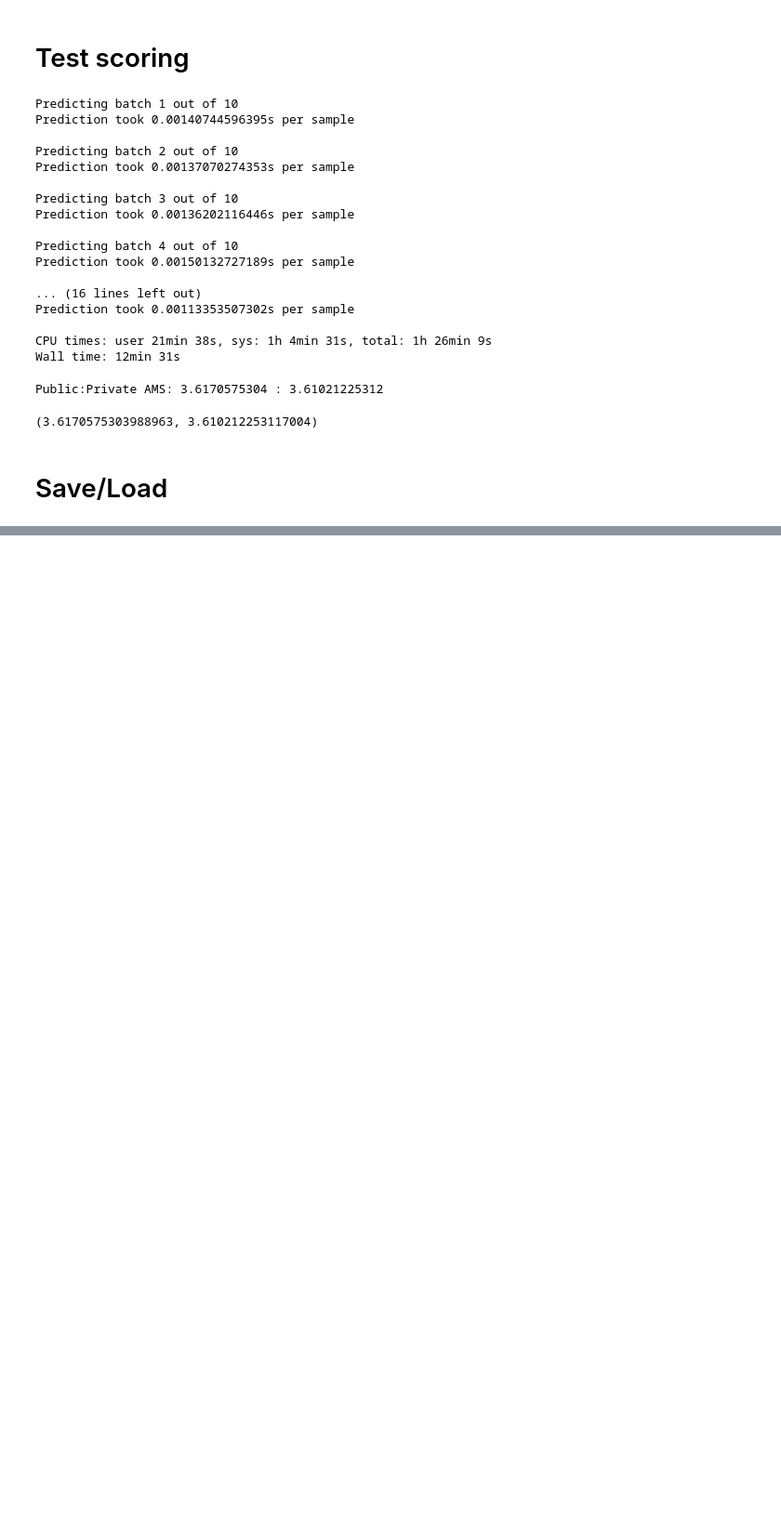
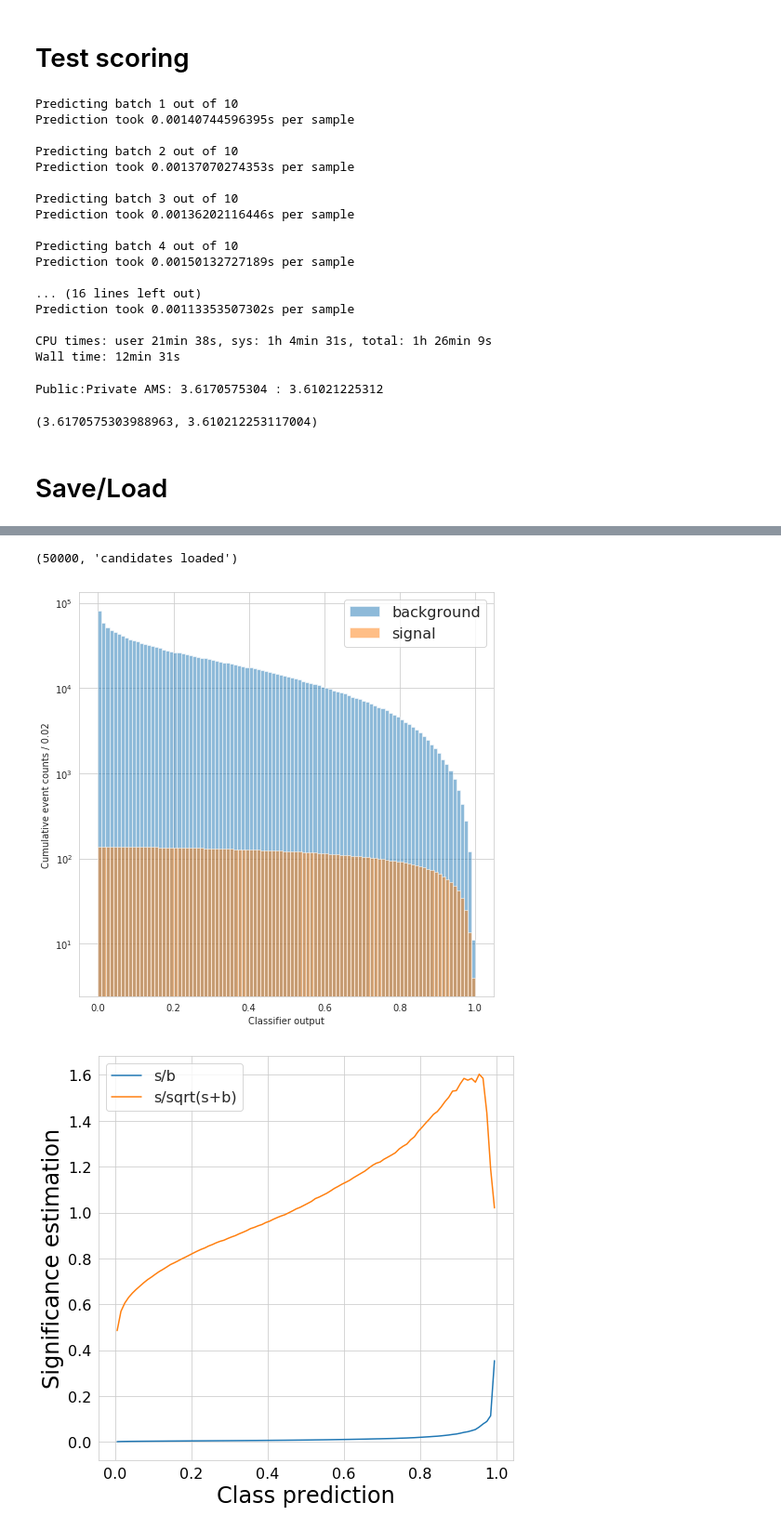
Before and after one commit to telenz/QCHS-2018, a Jupyter notebook: Notebooks/1_1_Model_Baseline-ReLU-CLR.ipynb, the cells around one changed output, grey strips where cells are left out. Shown: that part at 93% size. Drawn from its saved outputs; the diff is of its cells as text; code cells hidden in the pictures; blank space fills up the shorter version.

```diff
--- a/Notebooks/1_1_Model_Baseline-ReLU-CLR.ipynb
+++ b/Notebooks/1_1_Model_Baseline-ReLU-CLR.ipynb
@@ -356,0 +375,15 @@ ensemble, weights, compileArgs, _, _ = loadEnsemble(name)
+# %%
+#from numba import jit
+#jit(nopython=True)
+
+h1 = plotSignificanceEstimate(
+    convertToDF(valData.source),
+    {
+        's/b': lambda s,b: s/b,
+        's/sqrt(s+b)': lambda s,b: s/np.sqrt(s+b),
+    },
+    weightName='gen_weight')
+# %% [output]
+(50000, 'candidates loaded')
+[figure, added]
+[figure, added]
```
Also changed, not shown: parts of 6 cells of this notebook, 3 other files.
